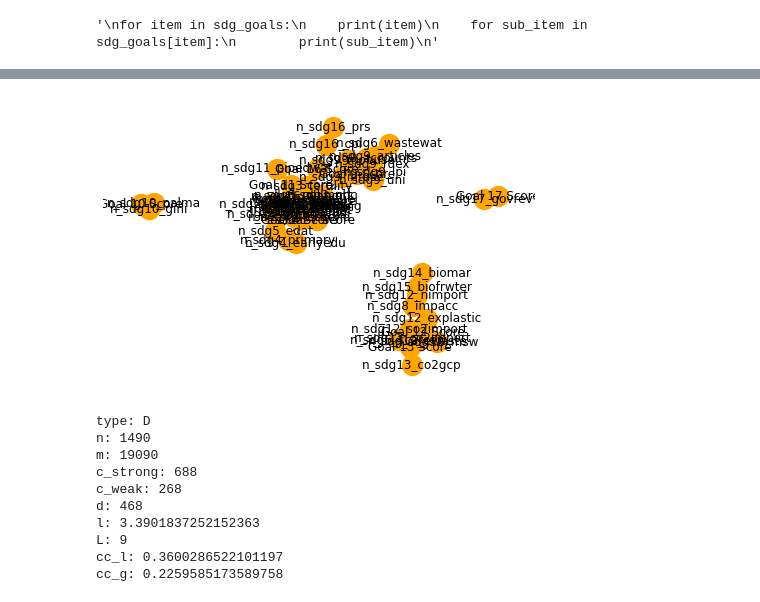
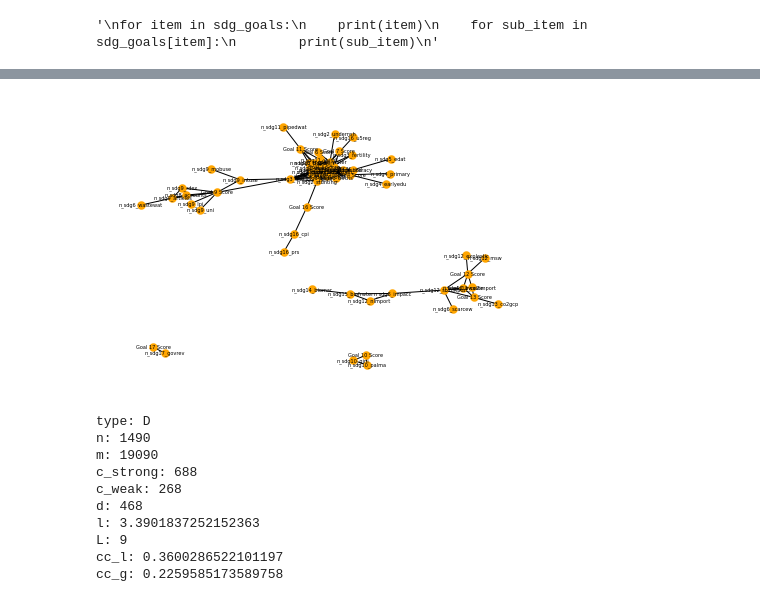
Before and after one commit to ericssimpson/sustainable-development-modeling, a Jupyter notebook: sdg_analysis.ipynb, the cells around one changed output, grey strips where cells are left out. Saved outputs shown, nothing was run; the diff lists cells and outputs as text; code cells hidden in the pictures.

```diff
--- a/sdg_analysis.ipynb
+++ b/sdg_analysis.ipynb
@@ -58,3 +58,13 @@ for item in sdg_goals:
 '''
 # %% [output]
 '\nfor item in sdg_goals:\n    print(item)\n    for sub_item in sdg_goals[item]:\n        print(sub_item)\n'
+# %%
+sdg_goals_list = list(sdg_goals.keys())
+
+target_1 = sdg_goals_list[0]
+target_2 = sdg_goals_list[1]
+edges = sdg_pearson.stack().reset_index()
+edges.columns = [target_1, target_2, 'value']
+edges_filtered=edges.loc[ (edges['value'] > 0.8) & (edges[target_1] != edges[target_2]) ]
+G=nx.from_pandas_edgelist(edges_filtered, target_1, target_2)
+nx.draw(G, with_labels=True, node_color='orange', node_size=20, edge_color='black', linewidths=4, font_size=5, pos=nx.spring_layout(G, k=0.15, iterations=50))
@@ -61,11 +73,13 @@ for item in sdg_goals:
 # %%
+target_1 = sdg_goals_list[7]
+target_2 = sdg_goals_list[12]
 edges = sdg_pearson.stack().reset_index()
-edges.columns = ['Goal 1 Score', 'Goal 2 Score', 'value']
-edges_filtered=edges.loc[ (edges['value'] > 0.8) & (edges['Goal 1 Score'] != edges['Goal 2 Score']) ]
-G=nx.from_pandas_edgelist(edges_filtered, 'Goal 1 Score', 'Goal 2 Score')
-nx.draw(G, with_labels=True, node_color='orange', node_size=1, edge_color='black', linewidths=4, font_size=1)
+edges.columns = [target_1, target_2, 'value']
+edges_filtered=edges.loc[ (edges['value'] > 0.8) & (edges[target_1] != edges[target_2]) ]
+G=nx.from_pandas_edgelist(edges_filtered, target_1, target_2)
+nx.draw(G, with_labels=True, node_color='orange', node_size=20, edge_color='black', linewidths=4, font_size=5, pos=nx.spring_layout(G, k=0.15, iterations=50))
 # %% [output]
-[figure, old version]
+[figure, new version]
 # %%
 political_blogs = Graph.Read(
     f="polblogs.gml", format="gml"
```
Also changed, not shown: parts of 1 cell of this notebook.
